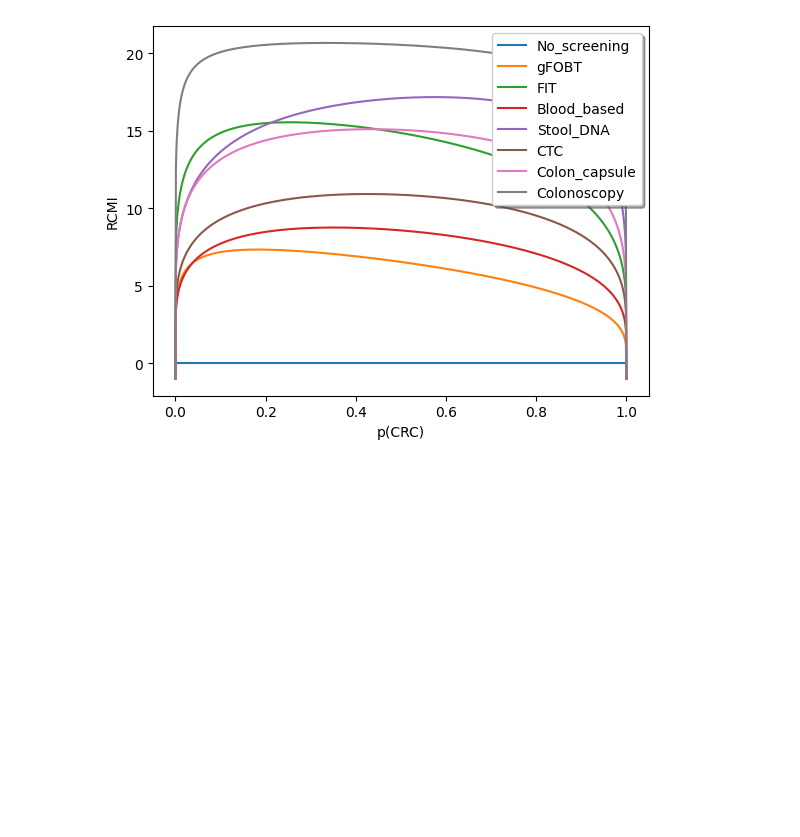
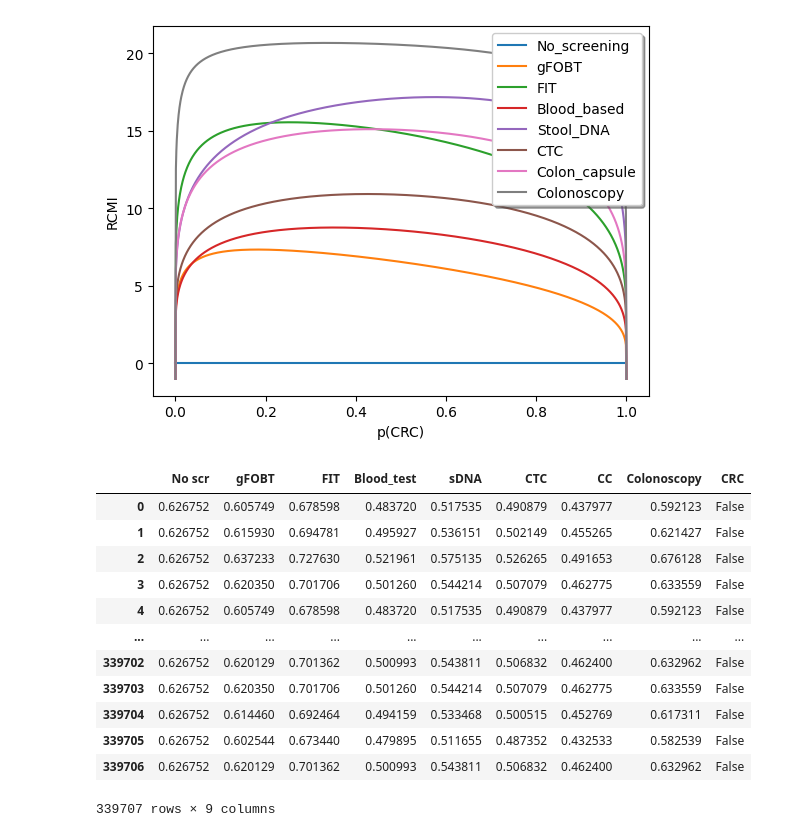
Before and after one commit to DanielCorralesAlonso/Decision_Model_Screening_CRC, a Jupyter notebook: tests.ipynb, the cells around one changed output. Cells and saved outputs as stored; diff of their text form; code cells hidden in the pictures; blank space fills up the shorter version.

```diff
--- a/tests.ipynb
+++ b/tests.ipynb
@@ -1009,0 +1052,16 @@ def plot_relative_cond_mut_info(net, subtitle = '', zoom=(0.001, 0.1)):
+# %%
+df_utilities_2016
+# %% [output]
+|  | No scr | gFOBT | FIT | Blood_test | sDNA | CTC | CC | Colonoscopy | CRC |
+| 0 | 0.626752 | 0.605749 | 0.678598 | 0.483720 | 0.517535 | 0.490879 | 0.437977 | 0.592123 | False |
+| 1 | 0.626752 | 0.615930 | 0.694781 | 0.495927 | 0.536151 | 0.502149 | 0.455265 | 0.621427 | False |
+| 2 | 0.626752 | 0.637233 | 0.727630 | 0.521961 | 0.575135 | 0.526265 | 0.491653 | 0.676128 | False |
+| 3 | 0.626752 | 0.620350 | 0.701706 | 0.501260 | 0.544214 | 0.507079 | 0.462775 | 0.633559 | False |
+| 4 | 0.626752 | 0.605749 | 0.678598 | 0.483720 | 0.517535 | 0.490879 | 0.437977 | 0.592123 | False |
+| ... | ... | ... | ... | ... | ... | ... | ... | ... | ... |
+| 339702 | 0.626752 | 0.620129 | 0.701362 | 0.500993 | 0.543811 | 0.506832 | 0.462400 | 0.632962 | False |
+| 339703 | 0.626752 | 0.620350 | 0.701706 | 0.501260 | 0.544214 | 0.507079 | 0.462775 | 0.633559 | False |
+| 339704 | 0.626752 | 0.614460 | 0.692464 | 0.494159 | 0.533468 | 0.500515 | 0.452769 | 0.617311 | False |
+| 339705 | 0.626752 | 0.602544 | 0.673440 | 0.479895 | 0.511655 | 0.487352 | 0.432533 | 0.582539 | False |
+| 339706 | 0.626752 | 0.620129 | 0.701362 | 0.500993 | 0.543811 | 0.506832 | 0.462400 | 0.632962 | False |
+339707 rows × 9 columns
```
Also changed, not shown: parts of 8 cells of this notebook, 7 other files.
